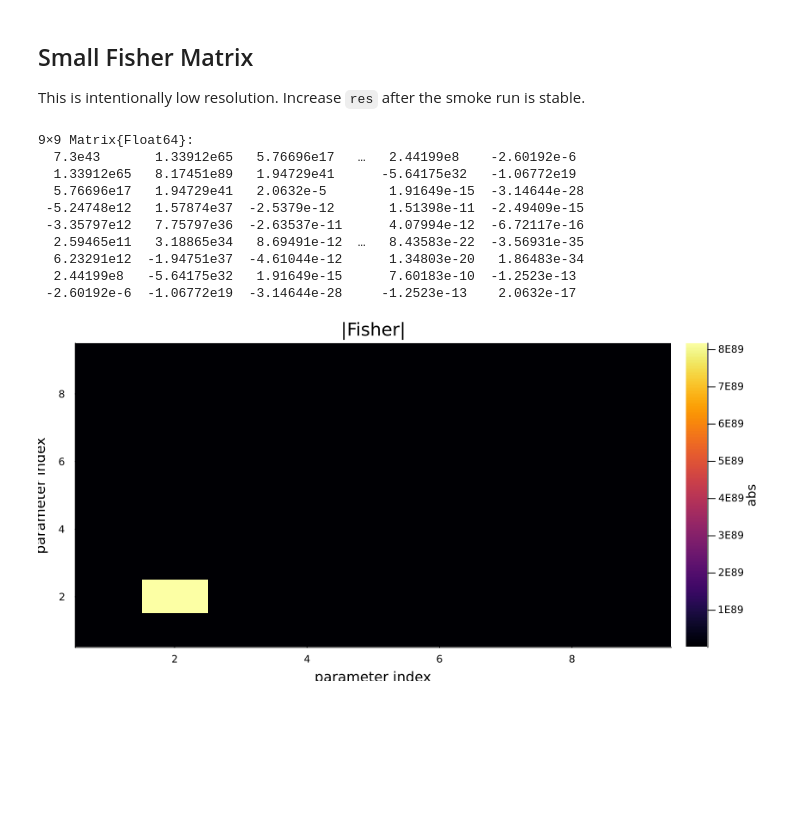
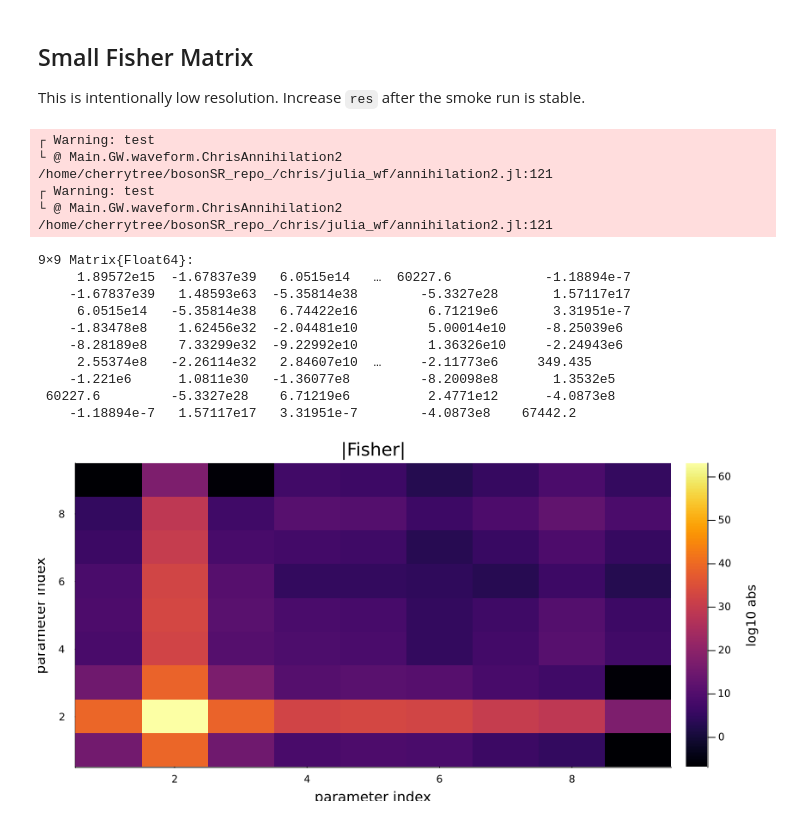
Before and after one commit to cewasiuk/3rd-Generation-Gravitational-Wave-Detector-Strain-Templates, a Jupyter notebook: GW_free_params.jl/bosonSR_annihilation_basic_analysis.ipynb, the cells around one changed output. Drawn from its saved outputs; the diff is of its cells as text; code cells hidden in the pictures; blank space fills up the shorter version.

```diff
--- a/GW_free_params.jl/bosonSR_annihilation_basic_analysis.ipynb
+++ b/GW_free_params.jl/bosonSR_annihilation_basic_analysis.ipynb
@@ -77,3 +94,35 @@ parameter names: (:M_solar, :mua, :dL, :theta, :phi, :iota, :psi, :tcoal, :phiCo
 line frequency [Hz]: 966.511101258368
 analysis band [Hz]: (676.5577708808576, 1256.4644316358783)
 Chris function module: Main.GW.waveform.ChrisAnnihilation
+# %%
+if version == 1
+    model = GW.BosonSR_ann()
+elseif version == 2
+    model = GW.BosonSR_ann2()
+else
+    error("Unknown version: $version")
+end
+
+M_solar = 10.0
+mua = 2.0e-21
+intrinsic = (M_solar, mua)
+
+dL = 1.0e-6
+theta = 1.0
+phi = 2.0
+iota = 0.4
+psi = 0.7
+tcoal = 0.2
+phiCoal = 0.0
+phase0 = 0.0
+
+f_line = GW.waveform._ann_line_frequency(M_solar, mua)
+fmin = max(2.0, 0.7 * f_line)
+fmax = 1.3 * f_line
+f = collect(range(fmin, fmax, length=800))
+
+println("available non-CBC model: ", GW._available_waveforms("BosonSR_ann"), " ", GW._available_waveforms("BosonSR_ann2"))
+println("parameter names: ", GW.waveform._parameter_names(model))
+println("line frequency [Hz]: ", f_line)
+println("analysis band [Hz]: ", (first(f), last(f)))
+println("Chris function module: ", GW.waveform.ChrisAnnihilation)
@@ -185,37 +261,41 @@ This is intentionally low resolution. Increase `res` after the smoke run is stab
 # %%
 fisher_intrinsic = intrinsic
 fisher_f_line = GW.waveform._ann_line_frequency(fisher_intrinsic...)
 fisher_fmin = max(2.0, 0.7 * fisher_f_line)
 fisher_fmax = 1.3 * fisher_f_line
 
 fisher = FisherMatrix(
     model,
     CE1Id,
     fisher_intrinsic,
     dL,
     theta,
     phi,
     iota,
     psi,
     tcoal,
     phiCoal;
     res=800,
     fmin=fisher_fmin,
     fmax=fisher_fmax,
     rho_thres=nothing,
 )
 
 display(fisher)
-heatmap(abs.(fisher), xlabel="parameter index", ylabel="parameter index", title="|Fisher|", colorbar_title="abs")
+heatmap(log10.(abs.(fisher)), xlabel="parameter index", ylabel="parameter index", title="|Fisher|", colorbar_title="log10 abs")
 # %% [output]
-9×9 Matrix{Float64}:
-  7.3e43       1.33912e65   5.76696e17   …   2.44199e8    -2.60192e-6
-  1.33912e65   8.17451e89   1.94729e41      -5.64175e32   -1.06772e19
-  5.76696e17   1.94729e41   2.0632e-5        1.91649e-15  -3.14644e-28
- -5.24748e12   1.57874e37  -2.5379e-12       1.51398e-11  -2.49409e-15
- -3.35797e12   7.75797e36  -2.63537e-11      4.07994e-12  -6.72117e-16
-  2.59465e11   3.18865e34   8.69491e-12  …   8.43583e-22  -3.56931e-35
-  6.23291e12  -1.94751e37  -4.61044e-12      1.34803e-20   1.86483e-34
-  2.44199e8   -5.64175e32   1.91649e-15      7.60183e-10  -1.2523e-13
- -2.60192e-6  -1.06772e19  -3.14644e-28     -1.2523e-13    2.0632e-17
+┌ Warning: test
+└ @ Main.GW.waveform.ChrisAnnihilation2 /home/cherrytree/bosonSR_repo_/chris/julia_wf/annihilation2.jl:121
+┌ Warning: test
+└ @ Main.GW.waveform.ChrisAnnihilation2 /home/cherrytree/bosonSR_repo_/chris/julia_wf/annihilation2.jl:121
+9×9 Matrix{Float64}:
+     1.89572e15  -1.67837e39   6.0515e14   …  60227.6            -1.18894e-7
+    -1.67837e39   1.48593e63  -5.35814e38        -5.3327e28       1.57117e17
+     6.0515e14   -5.35814e38   6.74422e16         6.71219e6       3.31951e-7
+    -1.83478e8    1.62456e32  -2.04481e10         5.00014e10     -8.25039e6
+    -8.28189e8    7.33299e32  -9.22992e10         1.36326e10     -2.24943e6
+     2.55374e8   -2.26114e32   2.84607e10  …     -2.11773e6     349.435
+    -1.221e6      1.0811e30   -1.36077e8         -8.20098e8       1.3532e5
+ 60227.6         -5.3327e28    6.71219e6          2.4771e12      -4.0873e8
+    -1.18894e-7   1.57117e17   3.31951e-7        -4.0873e8    67442.2
-[figure, old version]
+[figure, new version]
```
Also changed, not shown: parts of 11 cells of this notebook, 10 other files.
